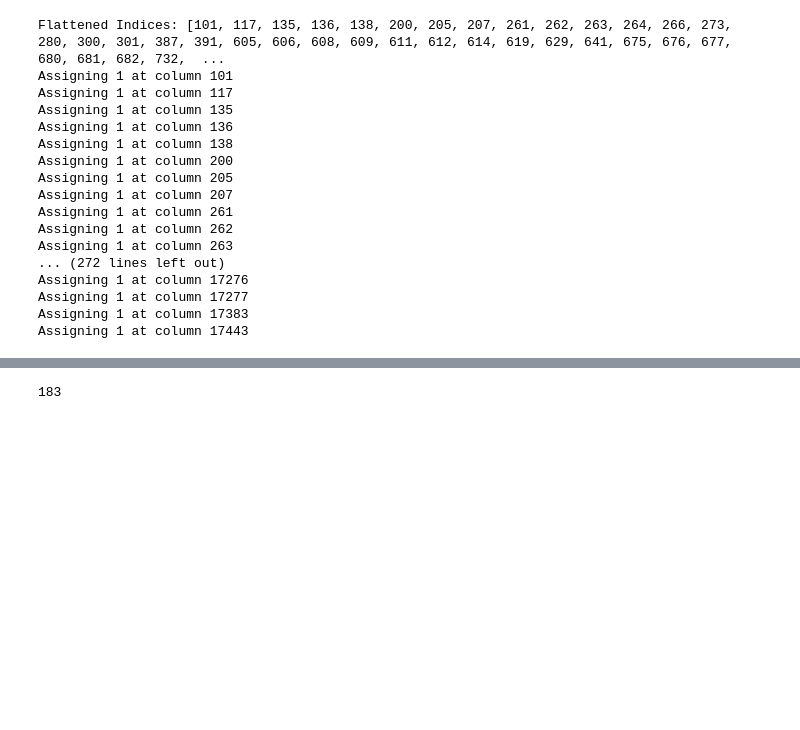
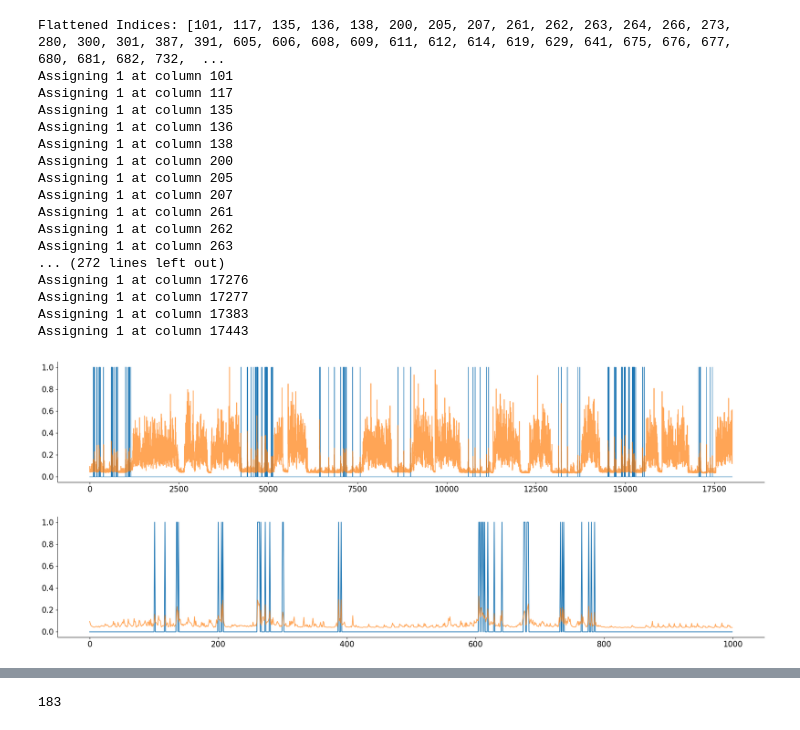
Before and after one commit to SofiaZang/Mousecraft, a Jupyter notebook: demo/building_state_and_twitch_detection_raw_motion_signal.ipynb, the cells around one changed output, grey strips where cells are left out. Saved outputs shown, nothing was run; the diff lists cells and outputs as text; code cells hidden in the pictures; blank space fills up the shorter version.

```diff
--- a/demo/building_state_and_twitch_detection_raw_motion_signal.ipynb
+++ b/demo/building_state_and_twitch_detection_raw_motion_signal.ipynb
@@ -700,3 +700,14 @@ Assigning 1 at column 17276
 Assigning 1 at column 17277
 Assigning 1 at column 17383
 Assigning 1 at column 17443
+# %%
+plt.plot(bin_twitch, linewidth=0.8)
+plt.plot(motion_energy, alpha=0.7)
+plt.show()
+
+plt.plot(bin_twitch[:1000])
+plt.plot(motion_energy[:1000], alpha=0.7)
+plt.show()
+# %% [output]
+[figure, added]
+[figure, added]
```
Also changed, not shown: parts of 28 cells of this notebook.
